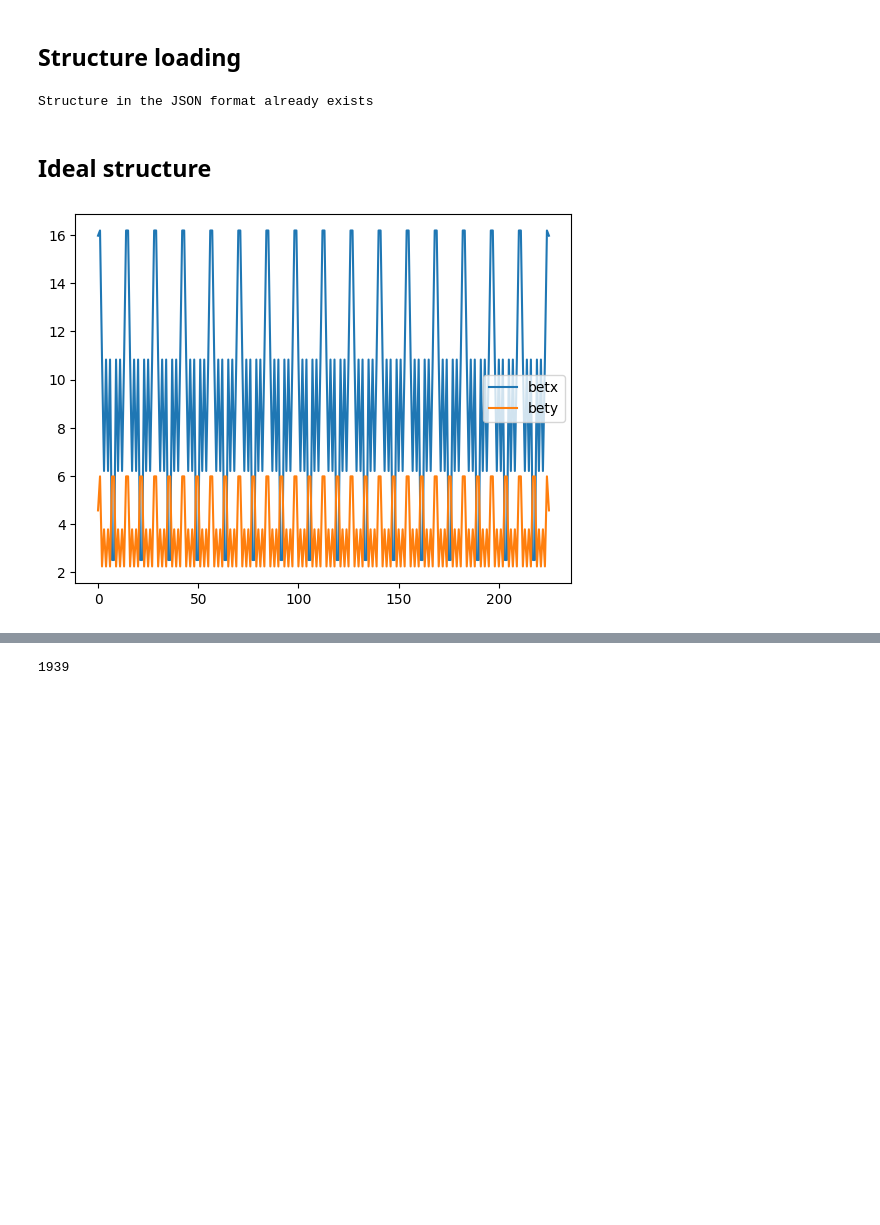
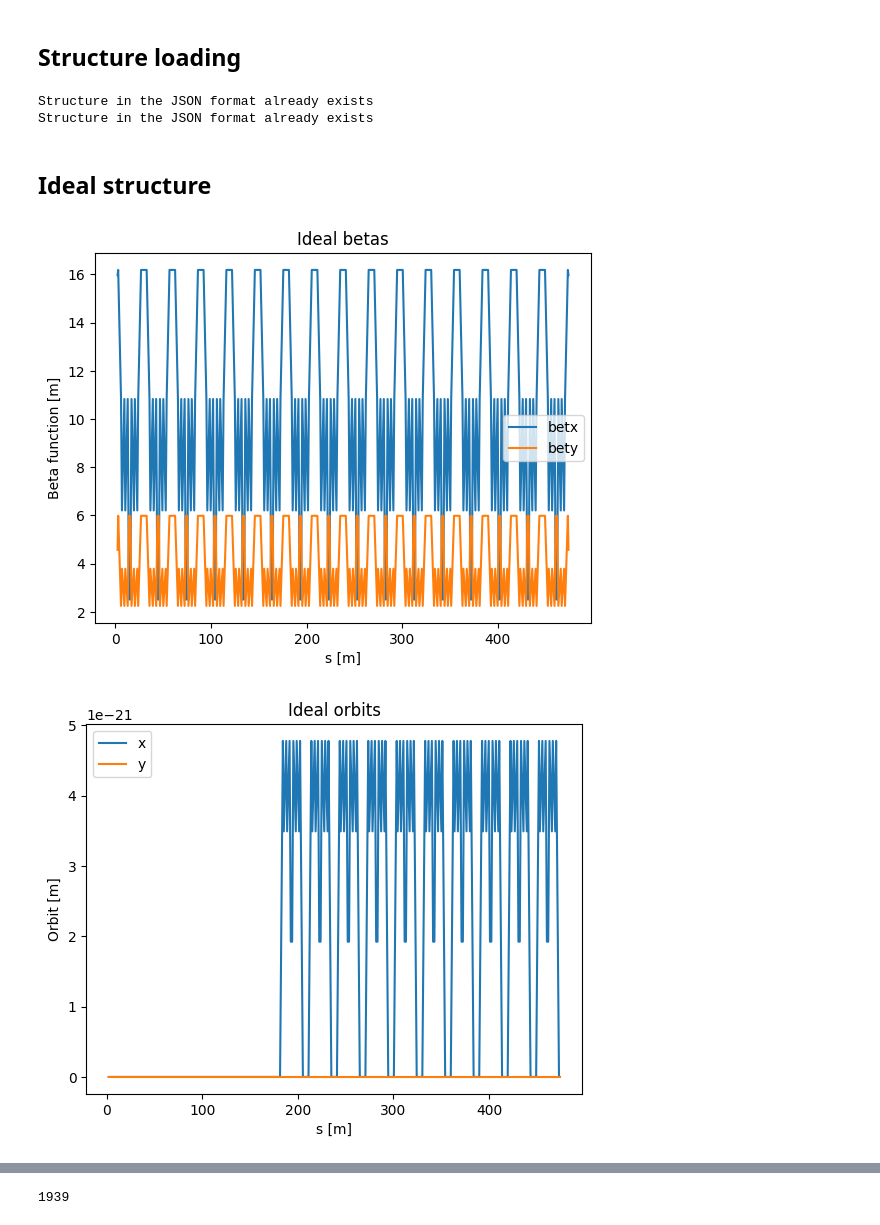
Before and after one commit to Rasimilian/SKIF-Lattice-Analysis, a Jupyter notebook: optics_closing.ipynb, the cells around one changed output, grey strips where cells are left out. Drawn from its saved outputs; the diff is of its cells as text; code cells hidden in the pictures; blank space fills up the shorter version.

Commit message:
Refactored code, optimized read_tracking_file func, added case for the optics with sextupoles off, added dynap while sextupoles on

```diff
--- a/optics_closing.ipynb
+++ b/optics_closing.ipynb
@@ -97,7 +99,8 @@ def get_optics(structure: dict,
         res = {"x": madx.table.twiss.selection().x,
                "y": madx.table.twiss.selection().y,
                "betx": madx.table.twiss.selection().betx,
-               "bety": madx.table.twiss.selection().bety}
+               "bety": madx.table.twiss.selection().bety,
+               "s": madx.table.twiss.selection().s}
     except TwissFailed:
         print("Twiss Failed!")
         res = None
@@ -112,0 +168,24 @@ def get_optics(structure: dict,
+# %%
+def plot_optics(data: dict, params_to_show: str, title: str):
+    """
+    Plot optical functions, orbits, etc.
+
+    :param data: dict with values for betas, orbits, location, etc.
+    :param params_to_show: what params to show
+    :param title: plot name
+    :return: None
+    """
+    if params_to_show == "beta":
+        plt.plot(data["s"], data["betx"], label='betx')
+        plt.plot(data["s"], data["bety"], label='bety')
+        plt.xlabel("s [m]")
+        plt.ylabel("Beta function [m]")
+        plt.title(title)
+        plt.legend()
+    elif params_to_show == "orbit":
+        plt.plot(data["s"], data["x"], label='x')
+        plt.plot(data["s"], data["y"], label='y')
+        plt.xlabel("s [m]")
+        plt.ylabel("Orbit [m]")
+        plt.title(title)
+        plt.legend()
@@ -113,17 +211,23 @@ def get_optics(structure: dict,
 # %% [markdown]
 ## Structure loading
 # %%
-file = "D:\PycharmProjects\LOCOinPython\structures\skif\Ring_DD.seq"
+file = "structures/Ring_DD.seq"
 structure = read_structure(file)
+
+file = "structures/Ring_DD_nosext.seq"
+structure_nosext = read_structure(file)
 # %% [output]
 Structure in the JSON format already exists
+Structure in the JSON format already exists
 # %% [markdown]
 ## Ideal structure
 # %%
 init_optics = get_optics(structure)
-plt.plot(init_optics["betx"], label='betx')
-plt.plot(init_optics["bety"], label='bety')
-plt.legend()
+plot_optics(init_optics, params_to_show="beta", title="Ideal betas")
 plt.show()
+
+plot_optics(init_optics, params_to_show="orbit", title="Ideal orbits")
+plt.show()
 # %% [output]
-[figure, old version]
+[figure, new version]
+[figure, added]
```
Also changed, not shown: parts of 13 cells of this notebook, 2 other files.
